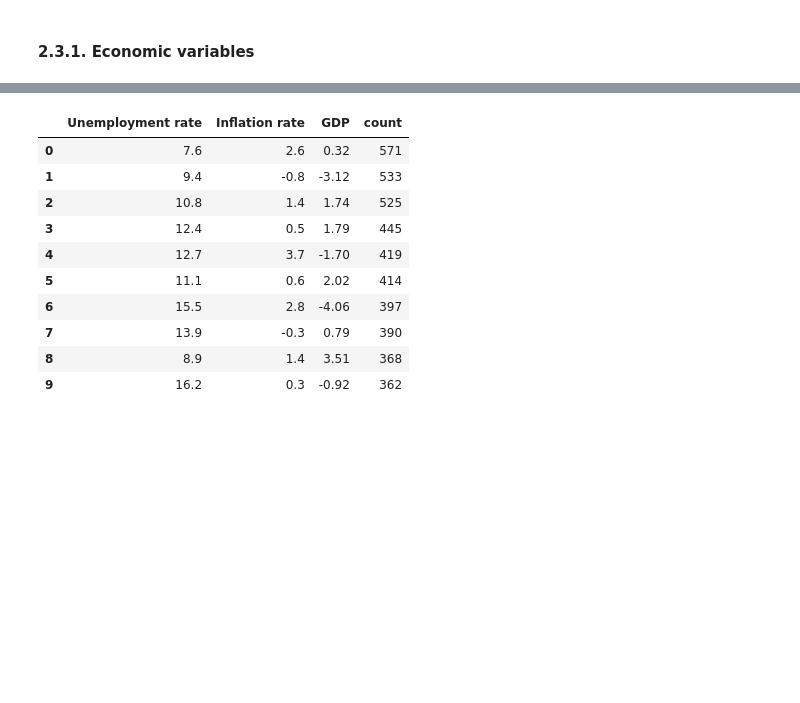
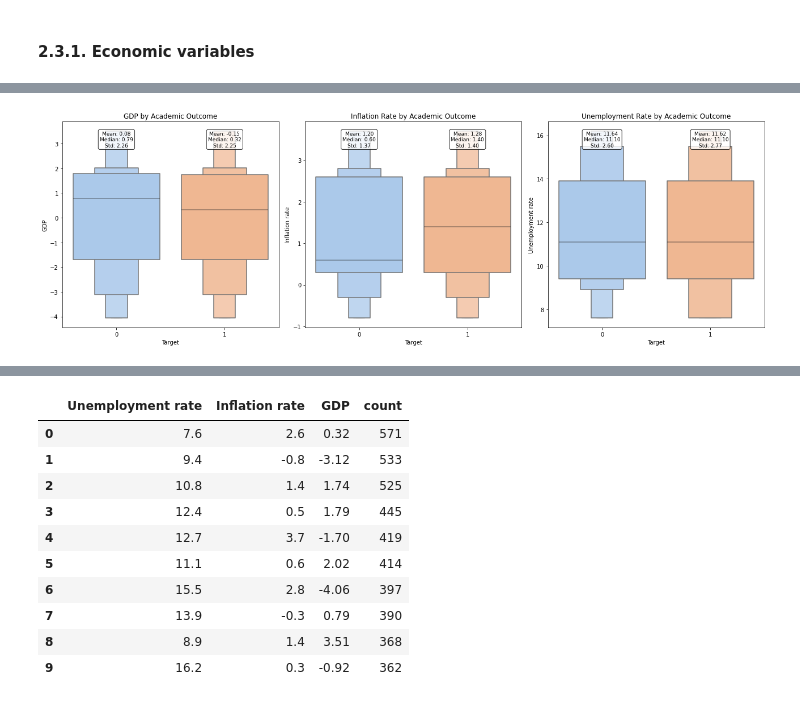
Before and after one commit to toschka123/Student_Dropout, a Jupyter notebook: ML_Project.ipynb, the cells around one changed output, grey strips where cells are left out. Saved outputs shown, nothing was run; the diff lists cells and outputs as text; code cells hidden in the pictures; blank space fills up the shorter version.

Commit message:
add text to target var and economic var

```diff
--- a/ML_Project.ipynb
+++ b/ML_Project.ipynb
@@ -309,12 +319,0 @@ plt.show()
-# %%
-
-categorical_data.apply(pd.Series.value_counts).plot(kind='bar', subplots=True, layout=(4,4), figsize=(18,12), legend=False)
-plt.tight_layout()
-plt.suptitle('Top 5 Most Frequent Categories per Categorical Variable', fontsize=18, y=1.02)
-for ax, col in zip(plt.gcf().axes, categorical_data.columns):
-    counts = categorical_data[col].value_counts().head(3)
-    ax.clear()
-    counts.plot(kind='bar', ax=ax)
-    ax.set_title(col)
-    ax.set_ylabel('Count')
-plt.tight_layout(rect=[0, 0, 1, 0.97])
@@ -386 +401,29 @@ economic_var = data[['Unemployment rate','Inflation rate','GDP']]
+# %%
+# Boxenplot for economic variables with principal stats labels
+fig, axes = plt.subplots(1, 3, figsize=(18, 6))
+
+cols = ['GDP', 'Inflation rate', 'Unemployment rate']
+titles = ['GDP by Academic Outcome', 'Inflation Rate by Academic Outcome', 'Unemployment Rate by Academic Outcome']
+
+for ax, col, title in zip(axes, cols, titles):
+    sns.boxenplot(x='Target', y=col, data=data, ax=ax)
+    ax.set_title(title)
+    ax.set_xlabel('Target')
+    ax.set_ylabel(col)
+
+    # Add principal stats labels for each target class
+    for i, target in enumerate(sorted(data['Target'].unique())):
+        vals = data[data['Target'] == target][col]
+        mean = vals.mean()
+        median = vals.median()
+        std = vals.std()
+        stats_text = f"Mean: {mean:.2f}\nMedian: {median:.2f}\nStd: {std:.2f}"
+        y_pos = vals.quantile(0.95)
+        ax.text(i, y_pos, stats_text, ha='center', va='top', fontsize=9,
+                bbox=dict(facecolor='white', edgecolor='black', boxstyle='round,pad=0.3', alpha=0.8))
+
+plt.tight_layout()
+plt.show()
+# %% [output]
+[figure, added]
 # %% [markdown]
```
Also changed, not shown: parts of 39 cells of this notebook.
